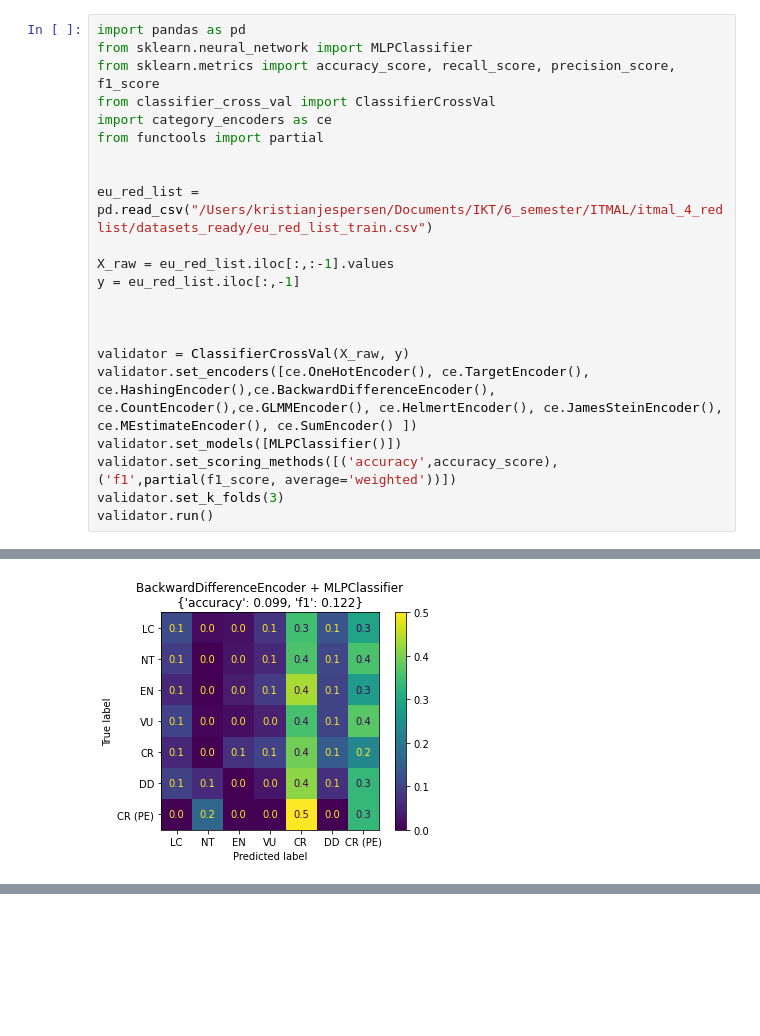
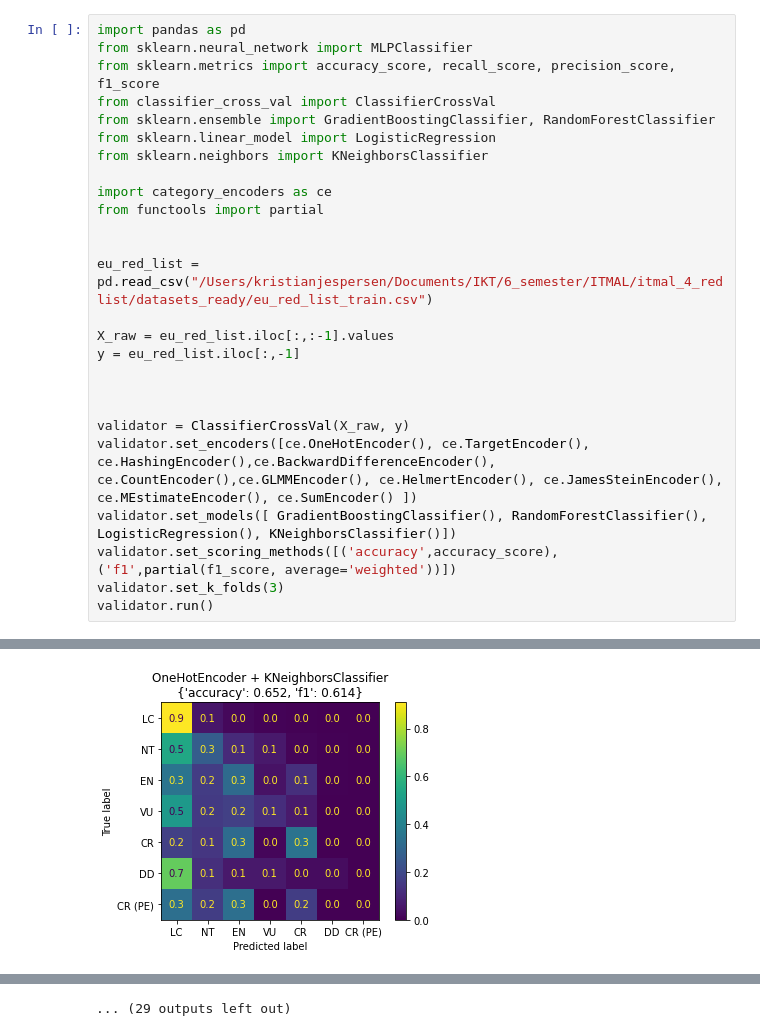
Before and after one commit to laukvalitet/itmal_4_redlist, a Jupyter notebook: l/multi_cross_val.ipynb, the cells around one changed output, grey strips where cells are left out. Drawn from its saved outputs; the diff is of its cells as text; blank space fills up the shorter version.

```diff
--- a/l/multi_cross_val.ipynb
+++ b/l/multi_cross_val.ipynb
@@ -3,6 +3,10 @@ import pandas as pd
 from sklearn.neural_network import MLPClassifier
 from sklearn.metrics import accuracy_score, recall_score, precision_score, f1_score
 from classifier_cross_val import ClassifierCrossVal
+from sklearn.ensemble import GradientBoostingClassifier, RandomForestClassifier
+from sklearn.linear_model import LogisticRegression
+from sklearn.neighbors import KNeighborsClassifier
+
 import category_encoders as ce
 from functools import partial
 
@@ -16,7 +20,7 @@ y = eu_red_list.iloc[:,-1]
 
 validator = ClassifierCrossVal(X_raw, y)
 validator.set_encoders([ce.OneHotEncoder(), ce.TargetEncoder(), ce.HashingEncoder(),ce.BackwardDifferenceEncoder(), ce.CountEncoder(),ce.GLMMEncoder(), ce.HelmertEncoder(), ce.JamesSteinEncoder(), ce.MEstimateEncoder(), ce.SumEncoder() ])
-validator.set_models([MLPClassifier()])
+validator.set_models([ GradientBoostingClassifier(), RandomForestClassifier(), LogisticRegression(), KNeighborsClassifier()])
 validator.set_scoring_methods([('accuracy',accuracy_score), ('f1',partial(f1_score, average='weighted'))])
 validator.set_k_folds(3)
 validator.run()
@@ -47 +48 @@ validator.run()
-[figure, old version]
+[figure, new version]
@@ -53,0 +56 @@ validator.run()
+... (29 outputs left out)
```
Also changed, not shown: parts of 1 cell of this notebook, 15 other files.
